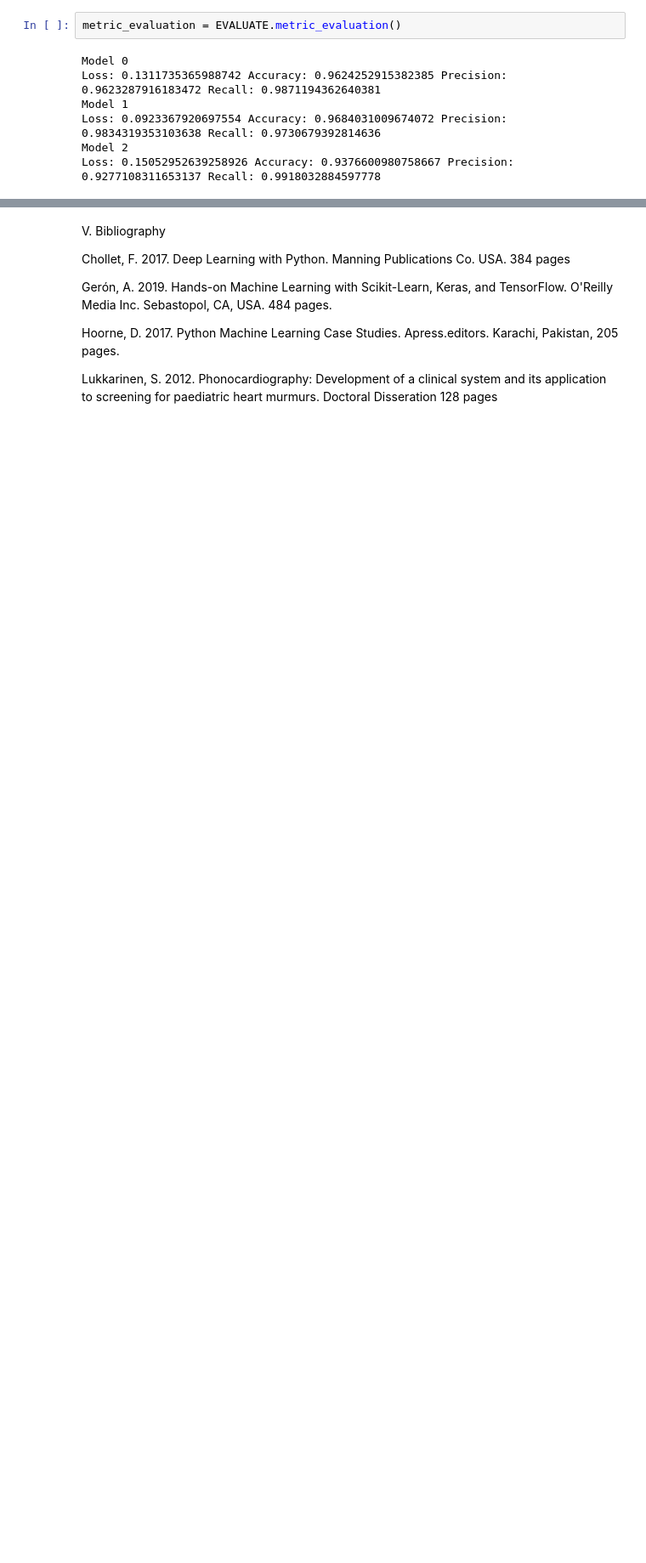
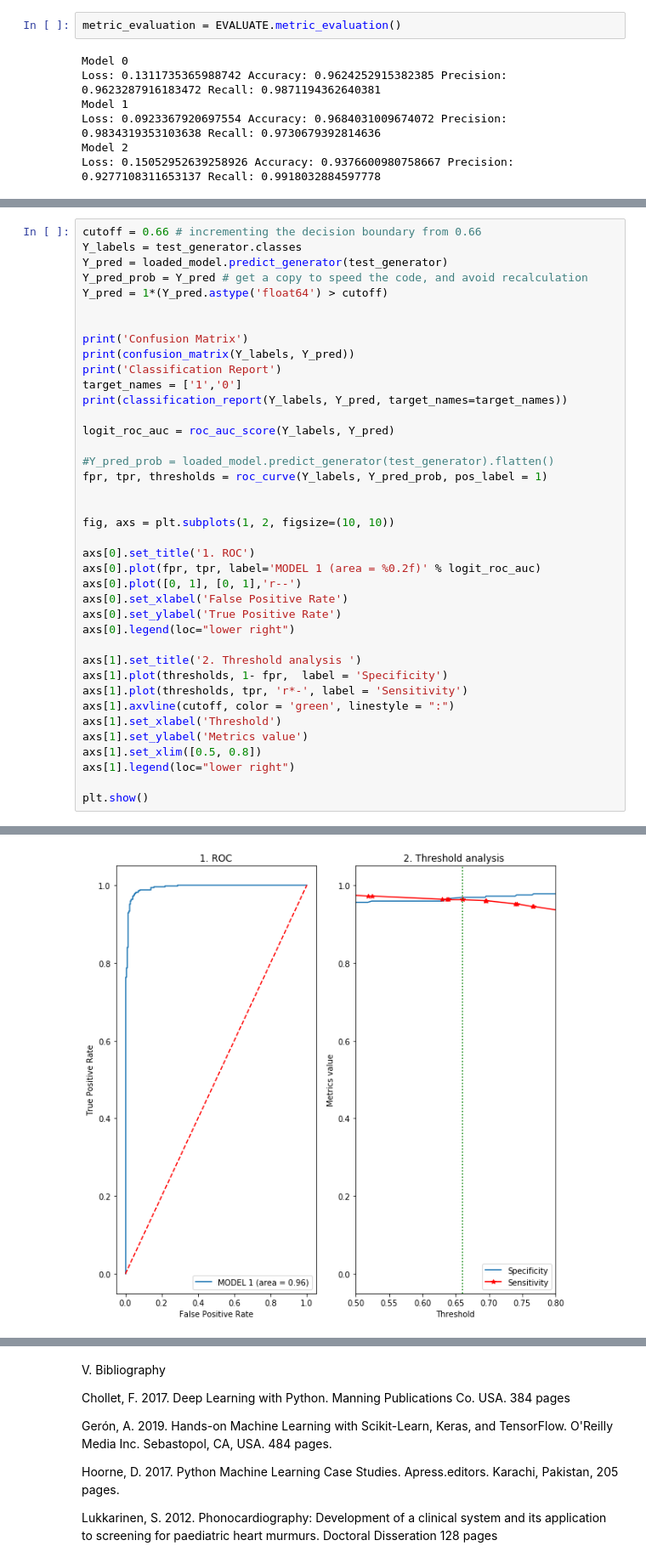
Before and after one commit to eliecerecology/NN_healthTech, a Jupyter notebook: Case2_DiazER.ipynb, the cells around one changed output, grey strips where cells are left out. Shown at 85% size. Saved outputs shown, nothing was run; the diff lists cells and outputs as text; blank space fills up the shorter version.

```diff
--- a/Case2_DiazER.ipynb
+++ b/Case2_DiazER.ipynb
@@ -506,0 +514,40 @@ test_generator.class_indices
+# %%
+cutoff = 0.66 # incrementing the decision boundary from 0.66
+Y_labels = test_generator.classes
+Y_pred = loaded_model.predict_generator(test_generator)
+Y_pred_prob = Y_pred # get a copy to speed the code, and avoid recalculation
+Y_pred = 1*(Y_pred.astype('float64') > cutoff)
+
+
+print('Confusion Matrix')
+print(confusion_matrix(Y_labels, Y_pred))
+print('Classification Report')
+target_names = ['1','0']
+print(classification_report(Y_labels, Y_pred, target_names=target_names))
+
+logit_roc_auc = roc_auc_score(Y_labels, Y_pred)
+
+#Y_pred_prob = loaded_model.predict_generator(test_generator).flatten()
+fpr, tpr, thresholds = roc_curve(Y_labels, Y_pred_prob, pos_label = 1)
+
+
+fig, axs = plt.subplots(1, 2, figsize=(10, 10))
+
+axs[0].set_title('1. ROC')
+axs[0].plot(fpr, tpr, label='MODEL 1 (area = %0.2f)' % logit_roc_auc)
+axs[0].plot([0, 1], [0, 1],'r--')
+axs[0].set_xlabel('False Positive Rate')
+axs[0].set_ylabel('True Positive Rate')
+axs[0].legend(loc="lower right")
+
+axs[1].set_title('2. Threshold analysis ')
+axs[1].plot(thresholds, 1- fpr,  label = 'Specificity')
+axs[1].plot(thresholds, tpr, 'r*-', label = 'Sensitivity')
+axs[1].axvline(cutoff, color = 'green', linestyle = ":")
+axs[1].set_xlabel('Threshold')
+axs[1].set_ylabel('Metrics value')
+axs[1].set_xlim([0.5, 0.8])
+axs[1].legend(loc="lower right")
+
+plt.show()
+# %% [output]
@@ -506,0 +566 @@ test_generator.class_indices
+[figure, added]
```
Also changed, not shown: parts of 28 cells of this notebook.
